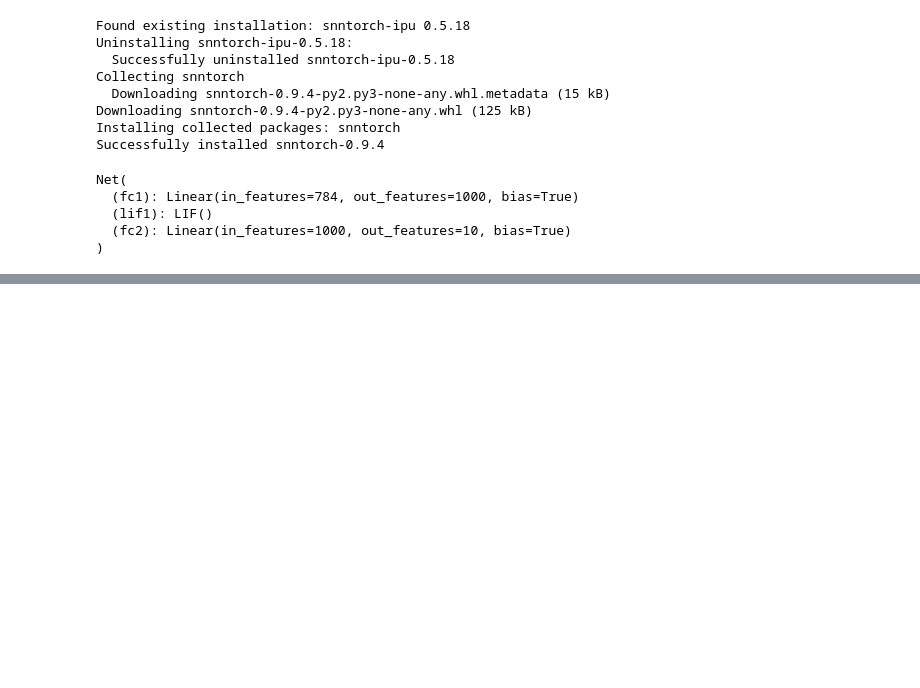
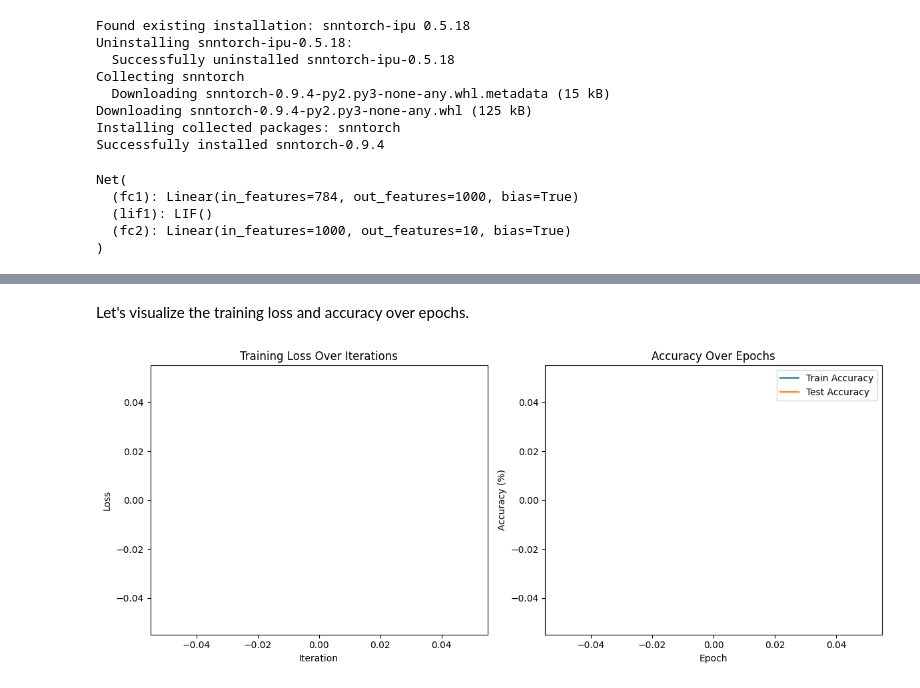
Before and after one commit to Storm00212/Data-science-and-ml-resource, a Jupyter notebook: Simple_snn_framework.ipynb, the cells around one changed output, grey strips where cells are left out. Drawn from its saved outputs; the diff is of its cells as text; code cells hidden in the pictures; blank space fills up the shorter version.

```diff
--- a/Simple_snn_framework.ipynb
+++ b/Simple_snn_framework.ipynb
@@ -75,0 +189,25 @@ Net(
+# %% [markdown]
+Let's visualize the training loss and accuracy over epochs.
+# %%
+plt.figure(figsize=(12, 5))
+
+# Plot Loss
+plt.subplot(1, 2, 1)
+plt.plot(loss_hist)
+plt.title('Training Loss Over Iterations')
+plt.xlabel('Iteration')
+plt.ylabel('Loss')
+
+# Plot Accuracy
+plt.subplot(1, 2, 2)
+plt.plot(train_accuracy_hist, label='Train Accuracy')
+plt.plot(test_accuracy_hist, label='Test Accuracy')
+plt.title('Accuracy Over Epochs')
+plt.xlabel('Epoch')
+plt.ylabel('Accuracy (%)')
+plt.legend()
+
+plt.tight_layout()
+plt.show()
+# %% [output]
+[figure, added]
```
Also changed, not shown: parts of 3 cells of this notebook.
